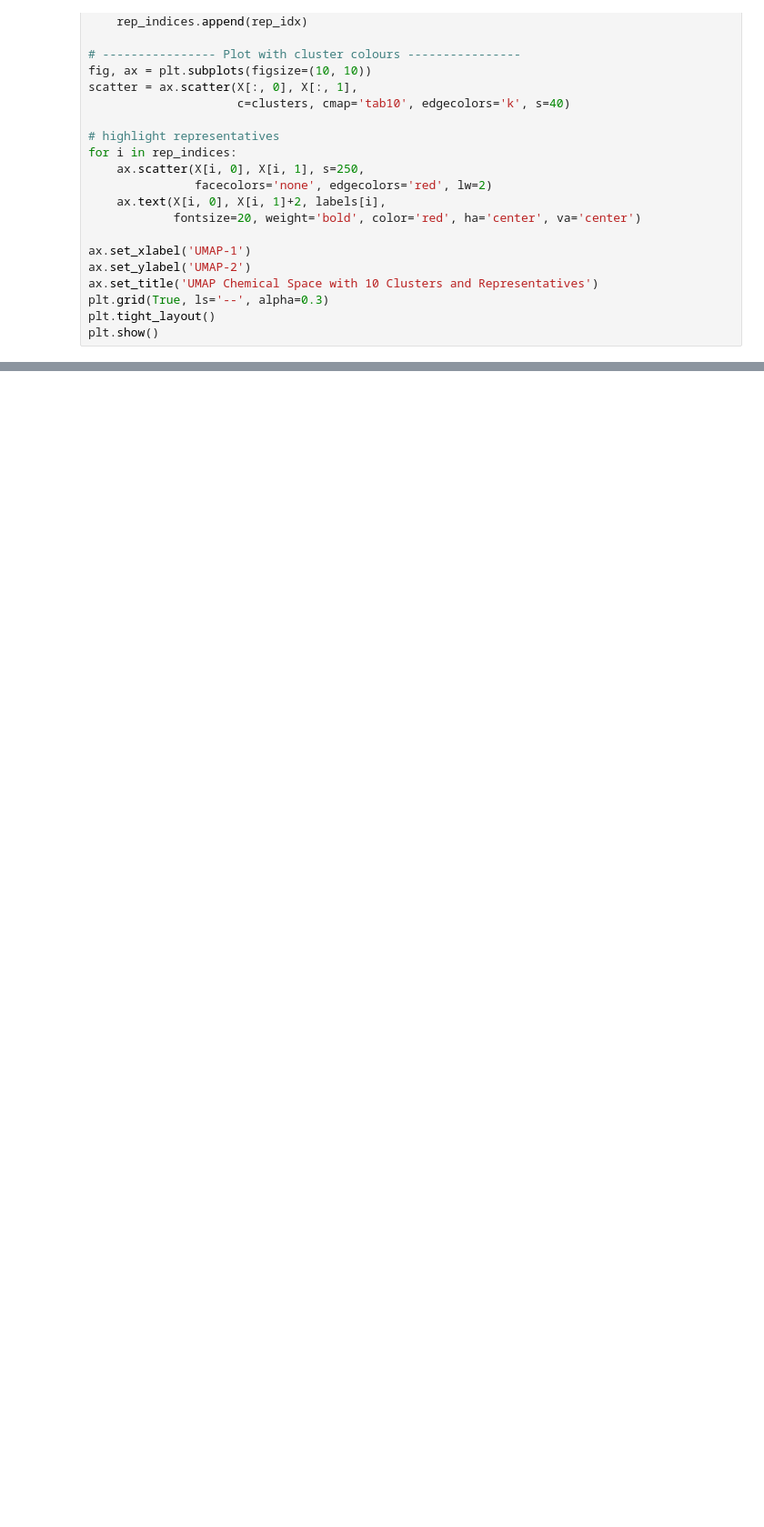
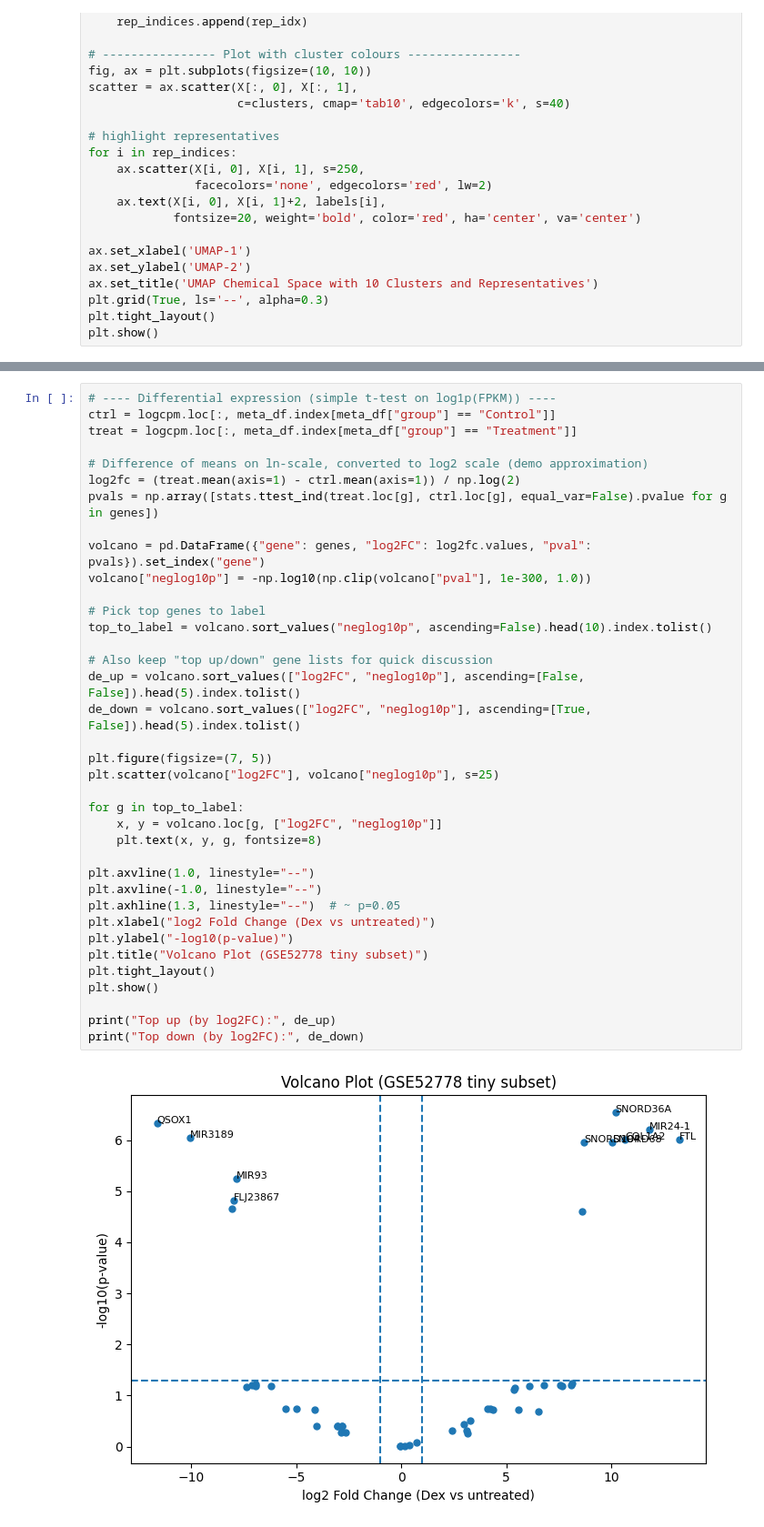
Before and after one commit to AI-HPC-Research-Team/AI-Basics, a Jupyter notebook: 10 Visualization/visualization.ipynb, the cells around one changed output, grey strips where cells are left out. Shown at 91% size. Cells and saved outputs as stored; diff of their text form; blank space fills up the shorter version.

Commit message:
add omics demo

```diff
--- a/10 Visualization/visualization.ipynb
+++ b/10 Visualization/visualization.ipynb
@@ -369,0 +577,39 @@ plt.show()
+# %%
+# ---- Differential expression (simple t-test on log1p(FPKM)) ----
+ctrl = logcpm.loc[:, meta_df.index[meta_df["group"] == "Control"]]
+treat = logcpm.loc[:, meta_df.index[meta_df["group"] == "Treatment"]]
+
+# Difference of means on ln-scale, converted to log2 scale (demo approximation)
+log2fc = (treat.mean(axis=1) - ctrl.mean(axis=1)) / np.log(2)
+pvals = np.array([stats.ttest_ind(treat.loc[g], ctrl.loc[g], equal_var=False).pvalue for g in genes])
+
+volcano = pd.DataFrame({"gene": genes, "log2FC": log2fc.values, "pval": pvals}).set_index("gene")
+volcano["neglog10p"] = -np.log10(np.clip(volcano["pval"], 1e-300, 1.0))
+
+# Pick top genes to label
+top_to_label = volcano.sort_values("neglog10p", ascending=False).head(10).index.tolist()
+
+# Also keep "top up/down" gene lists for quick discussion
+de_up = volcano.sort_values(["log2FC", "neglog10p"], ascending=[False, False]).head(5).index.tolist()
+de_down = volcano.sort_values(["log2FC", "neglog10p"], ascending=[True, False]).head(5).index.tolist()
+
+plt.figure(figsize=(7, 5))
+plt.scatter(volcano["log2FC"], volcano["neglog10p"], s=25)
+
+for g in top_to_label:
+    x, y = volcano.loc[g, ["log2FC", "neglog10p"]]
+    plt.text(x, y, g, fontsize=8)
+
+plt.axvline(1.0, linestyle="--")
+plt.axvline(-1.0, linestyle="--")
+plt.axhline(1.3, linestyle="--")  # ~ p=0.05
+plt.xlabel("log2 Fold Change (Dex vs untreated)")
+plt.ylabel("-log10(p-value)")
+plt.title("Volcano Plot (GSE52778 tiny subset)")
+plt.tight_layout()
+plt.show()
+
+print("Top up (by log2FC):", de_up)
+print("Top down (by log2FC):", de_down)
+# %% [output]
+[figure, added]
```
Also changed, not shown: parts of 18 cells of this notebook.
